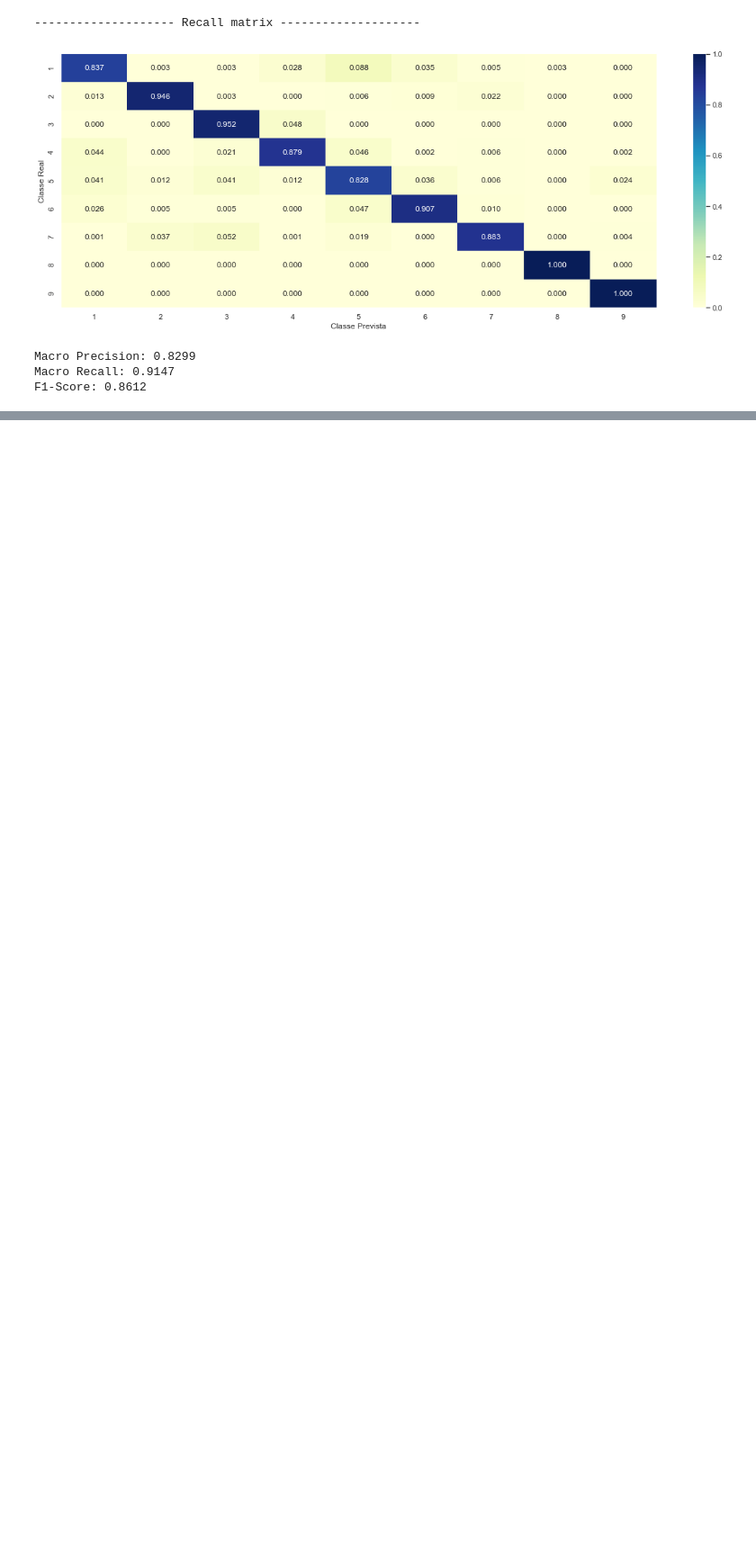
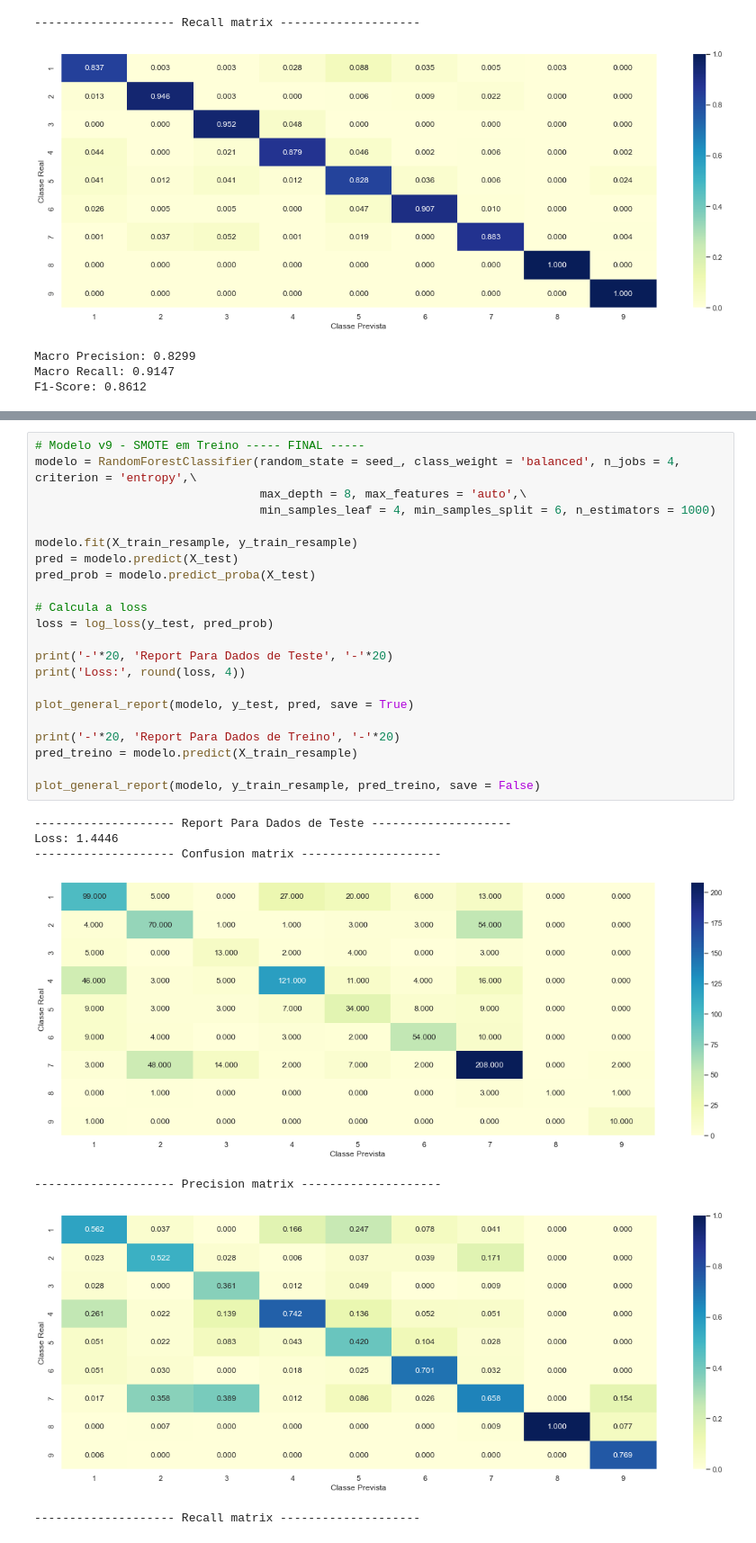
Before and after one commit to Herikc2/Medicina-Personalizada-Redefinindo-Tratamento-de-Cancer, a Jupyter notebook: Medicina_Personalizada.ipynb, the cells around one changed output, grey strips where cells are left out. Shown at 90% size. Saved outputs shown, nothing was run; the diff lists cells and outputs as text; blank space fills up the shorter version.

Commit message:
Generating final model of Random Forest

```diff
--- a/Medicina_Personalizada.ipynb
+++ b/Medicina_Personalizada.ipynb
@@ -1283,3 +1303,33 @@ F1-Score: 0.5549
 Macro Precision: 0.932
 Macro Recall: 0.9312
 F1-Score: 0.9313
+# %%
+# Modelo v9 - SMOTE em Treino ----- FINAL -----
+modelo = RandomForestClassifier(random_state = seed_, class_weight = 'balanced', n_jobs = 4, criterion = 'entropy',\
+                                max_depth = 8, max_features = 'auto',\
+                                min_samples_leaf = 4, min_samples_split = 6, n_estimators = 1000)
+
+modelo.fit(X_train_resample, y_train_resample)
+pred = modelo.predict(X_test)
+pred_prob = modelo.predict_proba(X_test)
+
+# Calcula a loss
+loss = log_loss(y_test, pred_prob)
+
+print('-'*20, 'Report Para Dados de Teste', '-'*20)
+print('Loss:', round(loss, 4))
+
+plot_general_report(modelo, y_test, pred, save = True)
+
+print('-'*20, 'Report Para Dados de Treino', '-'*20)
+pred_treino = modelo.predict(X_train_resample)
+
+plot_general_report(modelo, y_train_resample, pred_treino, save = False)
+# %% [output]
+-------------------- Report Para Dados de Teste --------------------
+Loss: 1.4446
+-------------------- Confusion matrix --------------------
+[figure, added]
+-------------------- Precision matrix --------------------
+[figure, added]
+-------------------- Recall matrix --------------------
```
Also changed, not shown: parts of 19 cells of this notebook, 28 other files.
